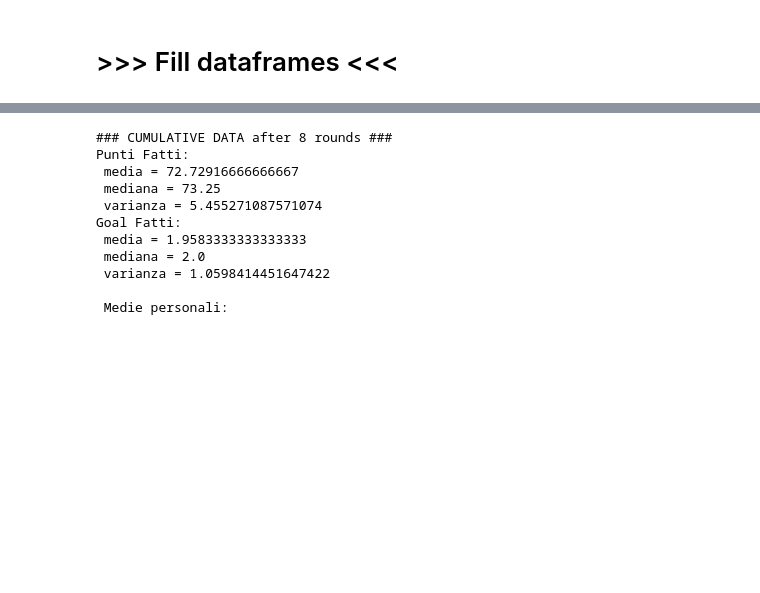
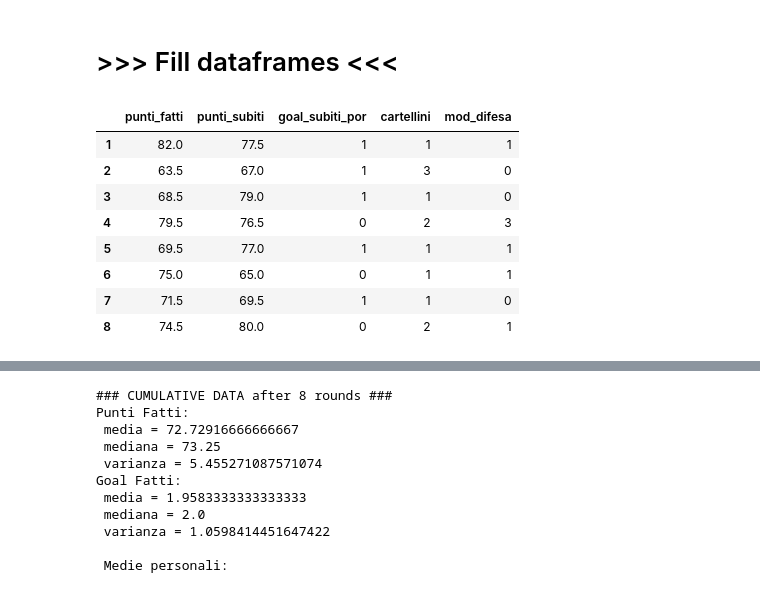
Before and after one commit to matluca/Fantastats, a Jupyter notebook: Fantastats1920.ipynb, the cells around one changed output, grey strips where cells are left out. Cells and saved outputs as stored; diff of their text form; code cells hidden in the pictures; blank space fills up the shorter version.

```diff
--- a/Fantastats1920.ipynb
+++ b/Fantastats1920.ipynb
@@ -240,0 +247,12 @@ Results.head()
+# %%
+pd.read_csv('gianluca'+'.txt', sep=' ', names=parameters, skiprows=1)
+# %% [output]
+|  | punti_fatti | punti_subiti | goal_subiti_por | cartellini | mod_difesa |
+| 1 | 82.0 | 77.5 | 1 | 1 | 1 |
+| 2 | 63.5 | 67.0 | 1 | 3 | 0 |
+| 3 | 68.5 | 79.0 | 1 | 1 | 0 |
+| 4 | 79.5 | 76.5 | 0 | 2 | 3 |
+| 5 | 69.5 | 77.0 | 1 | 1 | 1 |
+| 6 | 75.0 | 65.0 | 0 | 1 | 1 |
+| 7 | 71.5 | 69.5 | 1 | 1 | 0 |
+| 8 | 74.5 | 80.0 | 0 | 2 | 1 |
```
Also changed, not shown: parts of 7 cells of this notebook.
